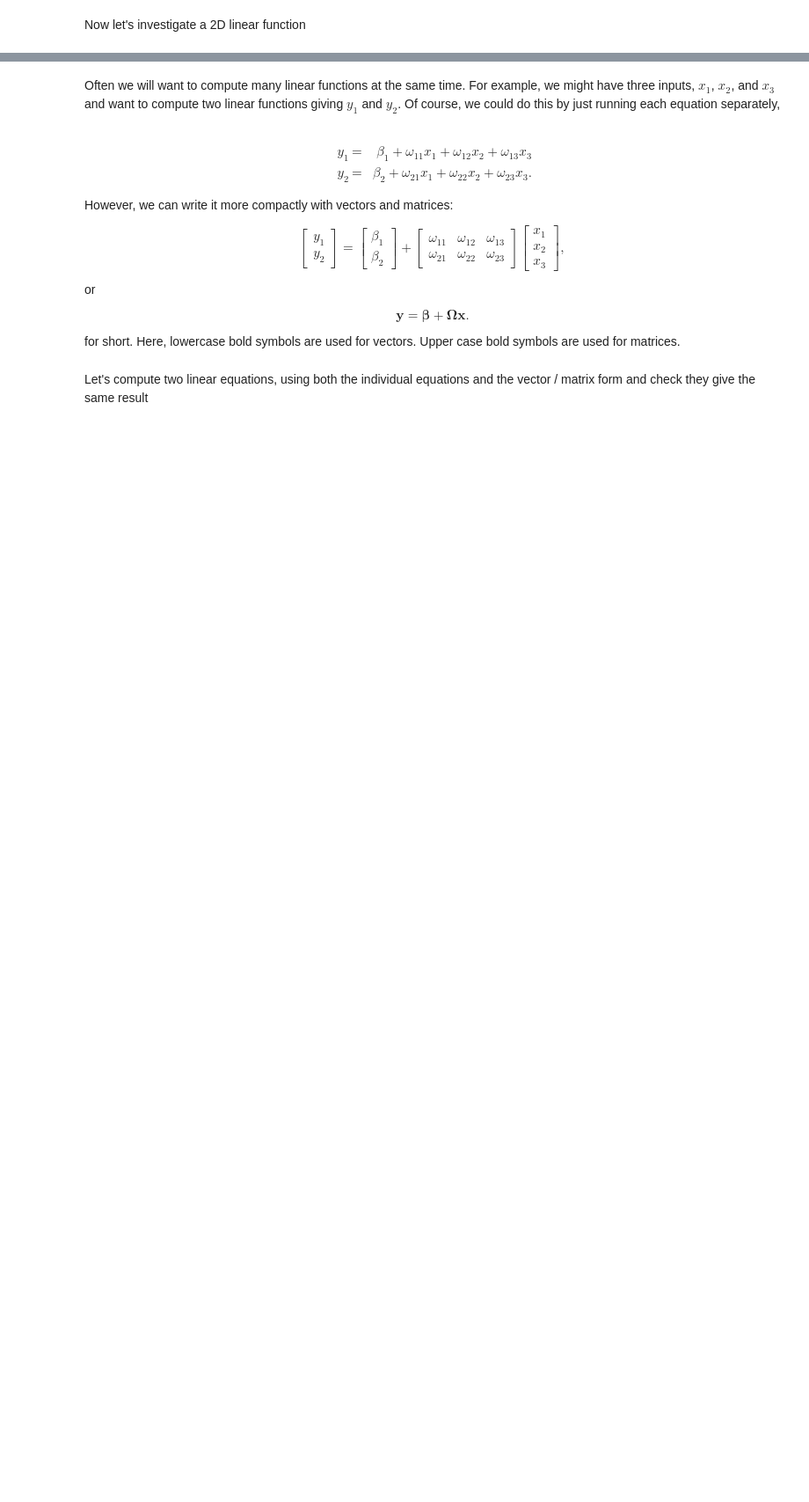
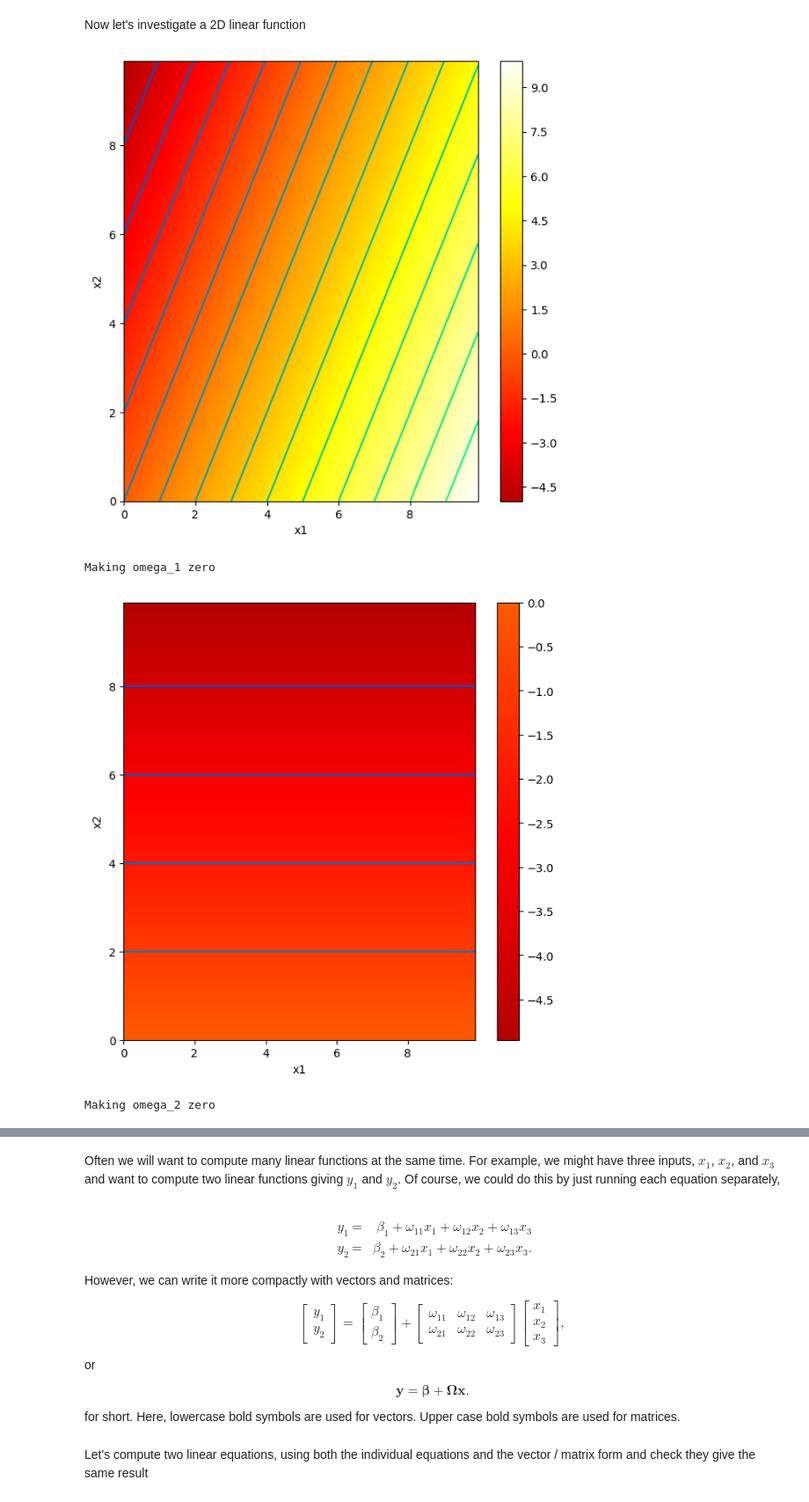
Before and after one commit to vvithurshan/DeepLearning, a Jupyter notebook: Notebooks/Chap01/1_1_BackgroundMathematics.ipynb, the cells around one changed output, grey strips where cells are left out. Shown at 88% size. Saved outputs shown, nothing was run; the diff lists cells and outputs as text; code cells hidden in the pictures; blank space fills up the shorter version.

```diff
--- a/Notebooks/Chap01/1_1_BackgroundMathematics.ipynb
+++ b/Notebooks/Chap01/1_1_BackgroundMathematics.ipynb
@@ -36,7 +36,7 @@ def linear_function_1D(x,beta,omega):
 # https://numpy.org/doc/stable/reference/generated/numpy.arange.html
 x = np.arange(0.0,10.0, 0.01)
 # Compute y using the function you filled in above
-beta = 10.0; omega = -2
+beta = 10; omega = -2
 
 y = linear_function_1D(x,beta,omega)
 
@@ -69,36 +69,67 @@ def draw_2D_function(x1_mesh, x2_mesh, y):
 # Define a linear function with two inputs, x1 and x2
 def linear_function_2D(x1,x2,beta,omega1,omega2):
   # TODO -- replace the code line below with formula for 2D linear equation
-  y = x1
+  y = beta + omega1*x1 + omega2*x2
 
   return y
 # %%
 # Plot the 2D function
 
 # Make 2D array of x and y points
 x1 = np.arange(0.0, 10.0, 0.1)
 x2 = np.arange(0.0, 10.0, 0.1)
 x1,x2 = np.meshgrid(x1,x2)  # https://www.geeksforgeeks.org/numpy-meshgrid-function/
 
 # Compute the 2D function for given values of omega1, omega2
-beta = 0.0; omega1 = 1.0; omega2 = -0.5
+beta = 0; omega1 = 1.0; omega2 = -0.5
 y  = linear_function_2D(x1,x2,beta, omega1, omega2)
 
 # Draw the function.
 # Color represents y value (brighter = higher value)
 # Black = -10 or less, White = +10 or more
 # 0 = mid orange
 # Lines are contours where value is equal
 draw_2D_function(x1,x2,y)
 
 # TODO
 # Predict what this plot will look like if you set omega_1 to zero
 # Change the code and see if you are right.
+print('Making omega_1 zero')
+beta = 0; omega1 = 0; omega2 = -0.5
+y  = linear_function_2D(x1,x2,beta, omega1, omega2)
+draw_2D_function(x1,x2,y)
+#Guess: As omega_1 becomes zero, the value of y no longer depends on x1.
+#Consequently, y remains constant regardless of changes in x1
+#(y value does not change horizontally). Also, as the value of omega2 is negative and
+# beta is zero, for all the x2 values (0 to 10), the value of y will be nagative.
+#And as the value of x2 increases, the value of y goes to more negative value.
 
 # TODO
 # Predict what this plot will look like if you set omega_2 to zero
 # Change the code and see if you are right.
+print('Making omega_2 zero')
+beta = 0; omega1 = 1; omega2 = 0
+y  = linear_function_2D(x1,x2,beta, omega1, omega2)
+draw_2D_function(x1,x2,y)
+#Guess: When the omega2 value is zero, the value of y no longer depends on x2.
+#Therefore, y remains constant regardless of changes in x2
+#(y value does not change vertically). Also, as the value of omega1 is positive and
+# the value of beta is zero, for all x1 values (0 to 10), the value of y
+# will be positive and the value of y increases as x1 increases.
 
 # TODO
 # Predict what this plot will look like if you set beta to -5
 # Change the code and see if you are correct
+print('Making beta -5')
+beta = -5; omega1 = 1; omega2 = -0.5
+y  = linear_function_2D(x1,x2,beta, omega1, omega2)
+draw_2D_function(x1,x2,y)
+#Guess: Decreasing beta from 0 to -5 changes the y values downwards,
+# resulting in a darker graph. This negative offset does not change the
+# overall shape of the curve, which is similar to the the graph obtained
+# with omega1 = 1, omega2 = -0.5, and beta = 0.
+# %% [output]
+[figure, added]
+Making omega_1 zero
+[figure, added]
+Making omega_2 zero
```
Also changed, not shown: parts of 5 cells of this notebook.
